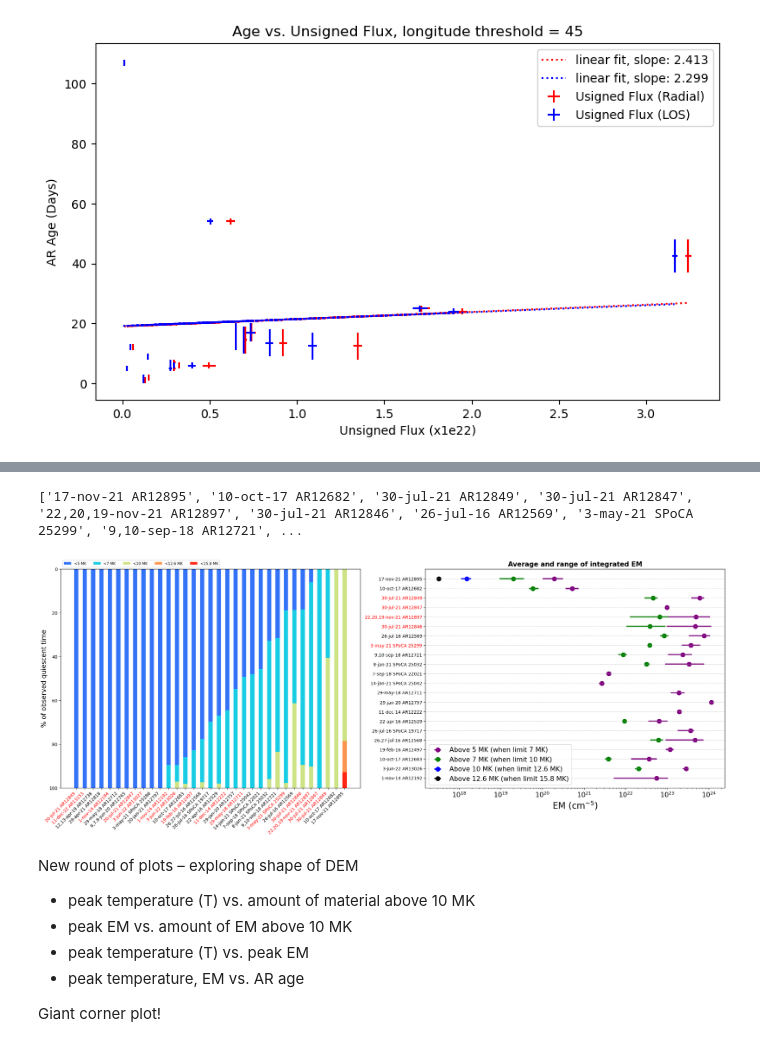
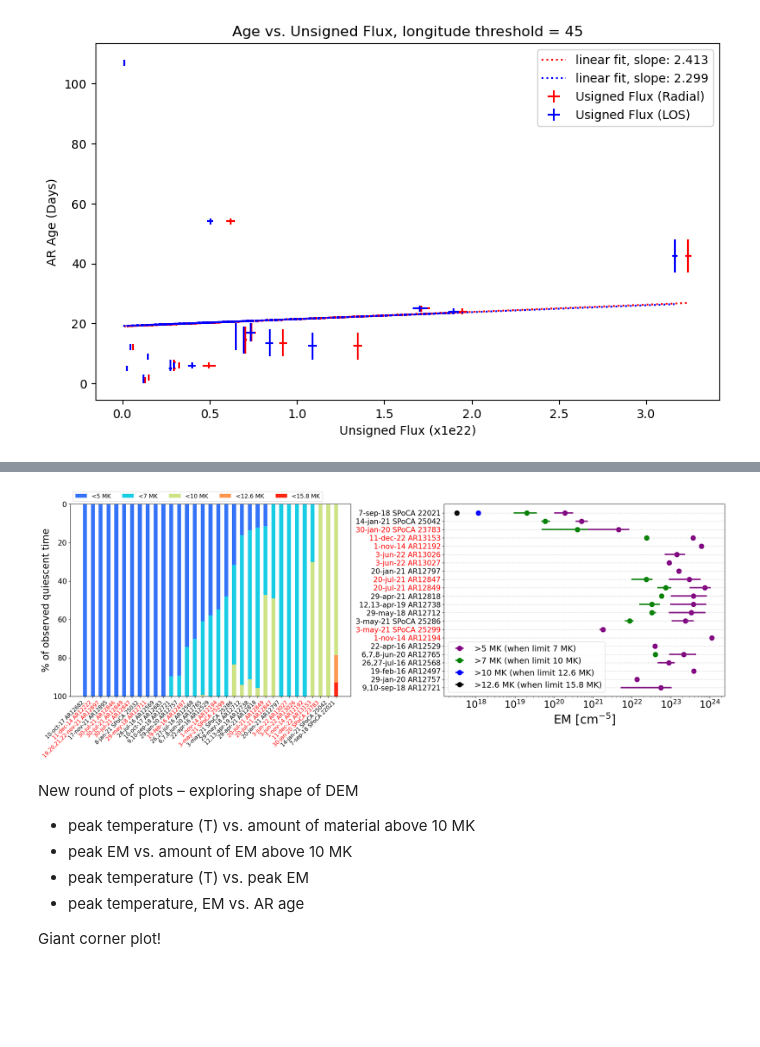
Before and after one commit to jessiemcd/do-dem, a Jupyter notebook: plots_from_saved_params.ipynb, the cells around one changed output, grey strips where cells are left out. Saved outputs shown, nothing was run; the diff lists cells and outputs as text; code cells hidden in the pictures; blank space fills up the shorter version.

```diff
--- a/plots_from_saved_params.ipynb
+++ b/plots_from_saved_params.ipynb
@@ -637,0 +775,3 @@ samesames
+# %%
+for i in range(0, len(samesames)):
+    print(i, samesames[i])
@@ -650,7 +808,7 @@ category_colors = plt.colormaps['rainbow']([0.15  , 0.3, 0.65, 0.8, 0.95 ])#[0.8
     #np.linspace(0.8, 0.15, data.shape[1]))
 category_names = ['<5 MK', '<7 MK', '<10 MK', '<12.6 MK', '<15.8 MK']
 
-fig, axes = plt.subplots(1,2, figsize=(22, 9), tight_layout = {'pad': 1})
+fig, axes = plt.subplots(1,2, figsize=(20, 8), tight_layout = {'pad': 1})
 
 ax=axes[0]
 ax.invert_yaxis()
@@ -659,7 +817,6 @@ ax.invert_yaxis()
 #ax.tick_params(axis='x', labelrotation=45)
 #ax.set_xlim(0, np.sum(data, axis=1).max())
 
-print(labels)
 
 
 for i, (colname, color) in enumerate(zip(category_names, category_colors)):
@@ -675,13 +832,13 @@ for i, (colname, color) in enumerate(zip(category_names, category_colors)):
     #ax.bar_label(rects, label_type='center', color=text_color)
 
 ax.legend(ncols=len(category_names), bbox_to_anchor=(0, 1),
-          loc='lower left', fontsize='small')
+          loc='lower left', fontsize='large')
 #ax.set_ylim([-(len(regids)-len(abovelabs)),len(abovelabs)+1])
 #ax.tick_params(axis='x', labelrotation=45, ha='right')
 ax.set_xticks(np.arange(len(labels), 0, -1))
-ax.set_xticklabels(labels, rotation=45, ha='right')
-ax.set_ylabel('% of observed quiescent time', fontsize=15)
-ax.set_yticklabels([0, 20, 40, 60, 80, 100], fontsize=10)
+ax.set_xticklabels(labels, rotation=45, ha='right', fontsize=11)
+ax.set_ylabel('% of observed quiescent time', fontsize=20)
+ax.set_yticklabels([0, 20, 40, 60, 80, 100], fontsize=15)
 for i in ghost_ticks:
     indi = np.arange(len(labels), 0, -1)[i]
     #print(i, indi)
@@ -723,8 +880,8 @@ for i in range(0,len(regids)):
 ax=axes[1]
 
 
-alabs = ['Above 5 MK (when limit 7 MK)', 'Above 7 MK (when limit 10 MK)', 'Above 10 MK (when limit 12.6 MK)',
-        'Above 12.6 MK (when limit 15.8 MK)']
+alabs = ['>5 MK (when limit 7 MK)', '>7 MK (when limit 10 MK)', '>10 MK (when limit 12.6 MK)',
+        '>12.6 MK (when limit 15.8 MK)']
 ras = [region_a5w7s, region_a7w10s, region_a10w12s, region_a12w15s]
 acolor = ['purple', 'green', 'blue', 'black']
 for i in range(0, len(alabs)):
@@ -757,42 +914,41 @@ for i in range(0, len(alabs)):
 #             label='Above 7 MK (when limit 10 MK)', alpha=1, zorder=0)
 
 
 # xerrl = (np.array(region_a10w12s)[:,0]- np.array(region_a10w12s)[:,1])
 # xerrh = (np.array(region_a10w12s)[:,2]- np.array(region_a10w12s)[:,0])
 # xerr = [xerrl, xerrh]
 
 # ax.errorbar(np.array(region_a7w10s)[:,0], np.arange(len(abovelabs), 0, -1),
 #             xerr=xerr,
 #            linestyle='', marker='o', linewidth=3, markersize=10, color='green',
 #             label='Above 7 MK (when limit 10 MK)', alpha=1, zorder=0)
 
 
-fntsz=15
+fntsz=17
 ax.set_xscale('log')
 ax.set_yticks(np.arange(len(abovelabs), 0, -1)) #[2:]
-ax.set_yticklabels(labels=abovelabs, fontsize=10) #[2:]
+ax.set_yticklabels(labels=abovelabs, fontsize=15) #[2:]
 #HARD CODED TO THE NUMBER OF GHOST RAY INTERVALS THAT HAVE >5MK CONSISTENCY INTERVALS (5):
-for i in ghost_ticks[0:5]:
+for i in ghost_ticks[0:9]:
     indi = np.arange(len(abovelabs), 0, -1)[i]
     #print(i, indi)
     ax.get_yticklabels()[i].set_color('red')
 
-plt.xticks(fontsize=15)
-ax.set_xlabel('EM ('+(u.cm**(-5)).to_string('latex_inline')+')', fontsize=20)
+plt.xticks(fontsize=20)
+ax.set_xlabel('EM ['+(u.cm**(-5)).to_string('latex_inline')+']', fontsize=25)
 ax.grid(axis = 'y', linestyle='dotted')
 ax.legend(fontsize=fntsz)
 #ax.set_ylim([-(len(regids)-len(abovelabs)),len(abovelabs)+1])
 #ax.set_xlim([1e20,2e24])
-ax.set_title('Average and range of integrated EM', fontsize=15, fontweight='bold')
+#ax.set_title('Average and range of integrated EM', fontsize=15, fontweight='bold')
 #for i in ghost_ticks:
 #    ax.get_yticklabels()[i].set_color('red')
 print('')
 
 
-plt.savefig('new_consistency_ghostcorr.png', dpi=300)
+plt.savefig('new_consistency_ghostcorr_list4_newuncert.png', dpi=300)
 # %% [output]
-['17-nov-21 AR12895', '10-oct-17 AR12682', '30-jul-21 AR12849', '30-jul-21 AR12847', '22,20,19-nov-21 AR12897', '30-jul-21 AR12846', '26-jul-16 AR12569', '3-may-21 SPoCA 25299', '9,10-sep-18 AR12721', ...
-[figure, old version]
+[figure, new version]
 # %% [markdown]
 New round of plots – exploring shape of DEM
 
```
Also changed, not shown: parts of 23 cells of this notebook, 4 other files.
